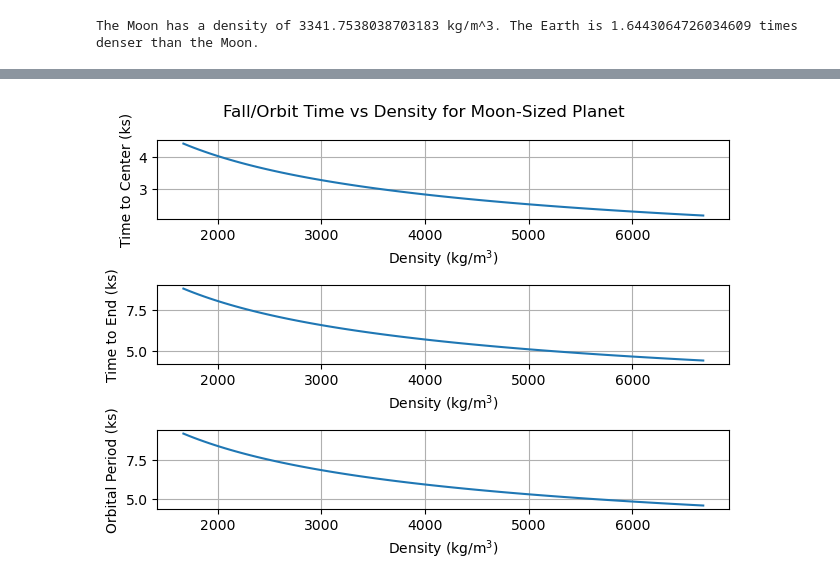
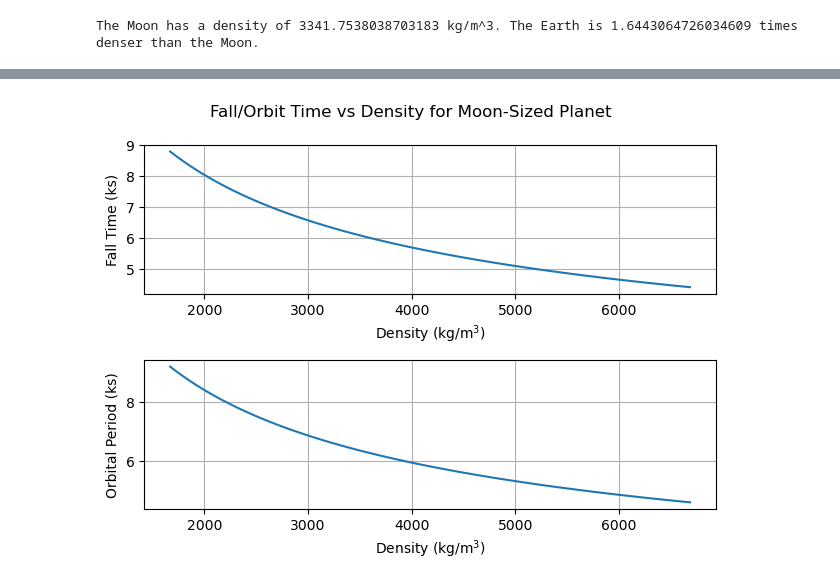
Before and after one commit to ethansafra/PHYS265-spring25, a Jupyter notebook: Lab2/Lab2_Safra.ipynb, the cells around one changed output, grey strips where cells are left out. Cells and saved outputs as stored; diff of their text form; code cells hidden in the pictures.

```diff
--- a/Lab2/Lab2_Safra.ipynb
+++ b/Lab2/Lab2_Safra.ipynb
@@ -38,10 +38,10 @@ t = 28.57416552900485 s
 # Question 2
 
 def derivatives(t,s):
+    y, v = s
     D = np.zeros(len(s))
-    # s[0] = y
-    D[0] = s[1] # v = dy/dt
-    D[1] = g_0 # a = d^2y/dt^2
+    D[0] = s[1]
+    D[1] = g_0
     return D
 # %%
 # Question 3
@@ -403,7 +416,7 @@ for i in range(len(n_vals)):
 
 fig,ax = plt.subplots()
 for i in range(len(n_vals)):
-    ax.plot(r_vals/1000, rho_vals[i], label=f"n = {i}")
+    ax.plot(r_vals/1000, rho_vals[i], label=f"n = {n_vals[i]}")
 
 plt.title("Figure 5")
 ax.set_xlabel("Height from Earth's Center (km)")
@@ -411,6 +424,7 @@ ax.set_ylabel(r'Density (kg/m$^3$)')
 plt.grid()
 plt.legend()
 plt.tight_layout()
+#plt.savefig("Lab 2 Figure 5")
 # %% [output]
 [figure]
 # %%
@@ -434,7 +448,7 @@ for i in range(len(n_vals)):
 
 fig,ax = plt.subplots()
 for i in range(len(n_vals)):
-    ax.plot(r_vals/1000, g_vals[i], label=f"n = {i}")
+    ax.plot(r_vals/1000, g_vals[i], label=f"n = {n_vals[i]}")
 
 plt.title("Figure 6")
 ax.set_xlabel("Height from Earth's Center (km)")
@@ -444,6 +458,7 @@ ax.set_ylim(0,np.max(g_vals))
 plt.grid()
 plt.legend()
 plt.tight_layout()
+#plt.savefig("Lab 2 Figure 6")
 # %% [output]
 [figure]
 # %%
@@ -562,42 +601,34 @@ The Moon has a density of 3341.7538038703183 kg/m^3. The Earth is 1.644306472603
 # %%
 # Question 3
 
 def orbital_period(M, r):
     v = np.sqrt(G*M/r)
     T = 2*np.pi*r/v
     return T
 
 n_big = 101
 M = np.linspace(0.5*M_M, 2*M_M, n_big)
-center_time = np.zeros(n_big) # E! what's "fall time" really mean? crossing time
-other_side_time = np.zeros(n_big)
+fall_time = np.zeros(n_big)
 orbit_time = np.zeros(n_big)
 
 for i in range(n_big):
     g_0M = -G*M[i]/R_M**2 # m/s^2
-    soln = solve_ivp(fun=derivatives, t_span=(t0,tf), y0=[0,0], t_eval=t_eval, events=(center_E,other_side))
-    center_time[i] = soln.t_events[0][0]
-    other_side_time[i] = soln.t_events[1][1]
+    soln = solve_ivp(fun=derivatives, t_span=(t0,tf), y0=[0,0], t_eval=t_eval, events=other_side)
+    fall_time[i] = soln.t_events[0][1]
     orbit_time[i] = orbital_period(M[i], R_M)
 
 Vol_M = 4/3 * np.pi * R_M**3
-fig,ax = plt.subplots(3,1)
-ax[0].plot(M/Vol_M, center_time/1000)
-ax[1].plot(M/Vol_M, other_side_time/1000)
-ax[2].plot(M/Vol_M, orbit_time/1000)
+fig,ax = plt.subplots(2,1)
+ax[0].plot(M/Vol_M, fall_time/1000)
+ax[1].plot(M/Vol_M, orbit_time/1000)
 
 fig.suptitle("Fall/Orbit Time vs Density for Moon-Sized Planet")
 ax[0].set_xlabel(r'Density (kg/m$^3$)')
-ax[0].set_ylabel("Time to Center (ks)")
+ax[0].set_ylabel("Fall Time (ks)")
 ax[0].grid()
 ax[1].set_xlabel(r'Density (kg/m$^3$)')
-ax[1].set_ylabel("Time to End (ks)")
+ax[1].set_ylabel("Orbital Period (ks)")
 ax[1].grid()
-ax[2].set_xlabel(r'Density (kg/m$^3$)')
-ax[2].set_ylabel("Orbital Period (ks)")
-ax[2].grid()
 plt.tight_layout()
-
-# E! add markdown cell or something to show how you're expecting 1/sqrt(rho)
 # %% [output]
-[figure, old version]
+[figure, new version]
```
Also changed, not shown: parts of 12 cells of this notebook.
